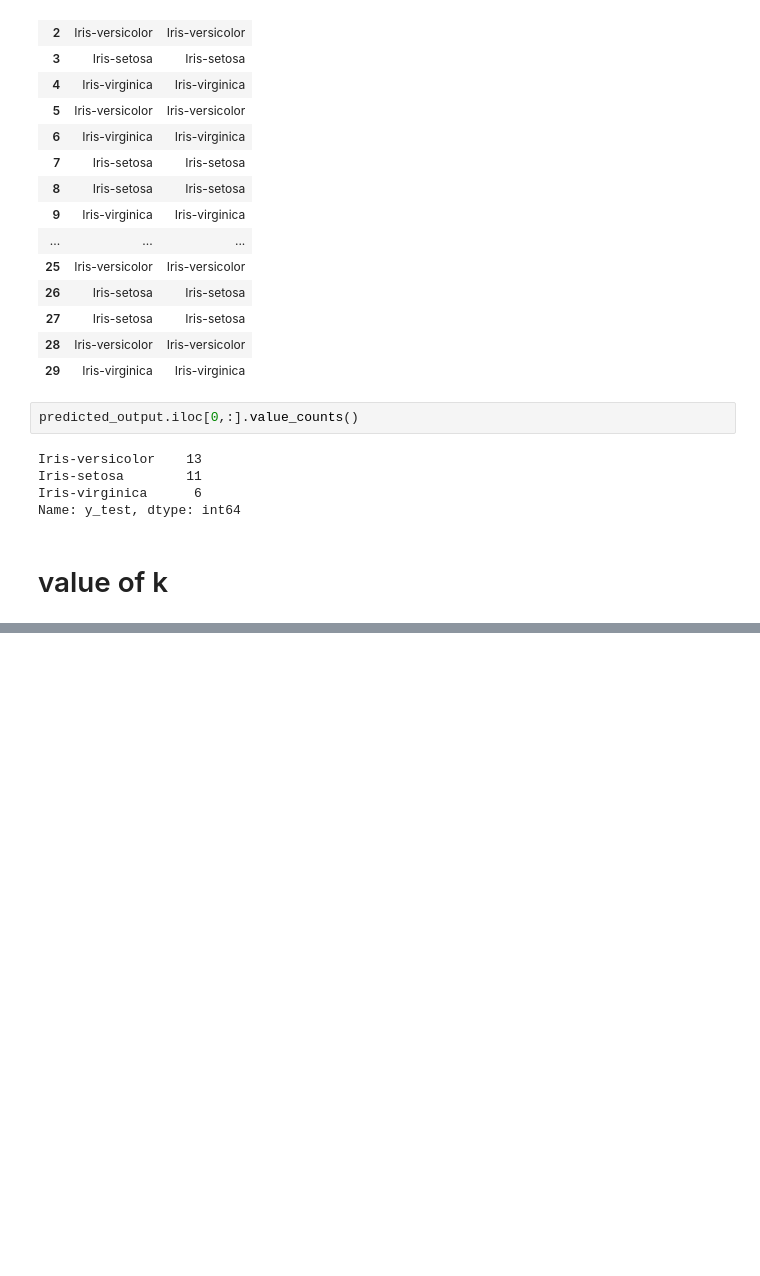
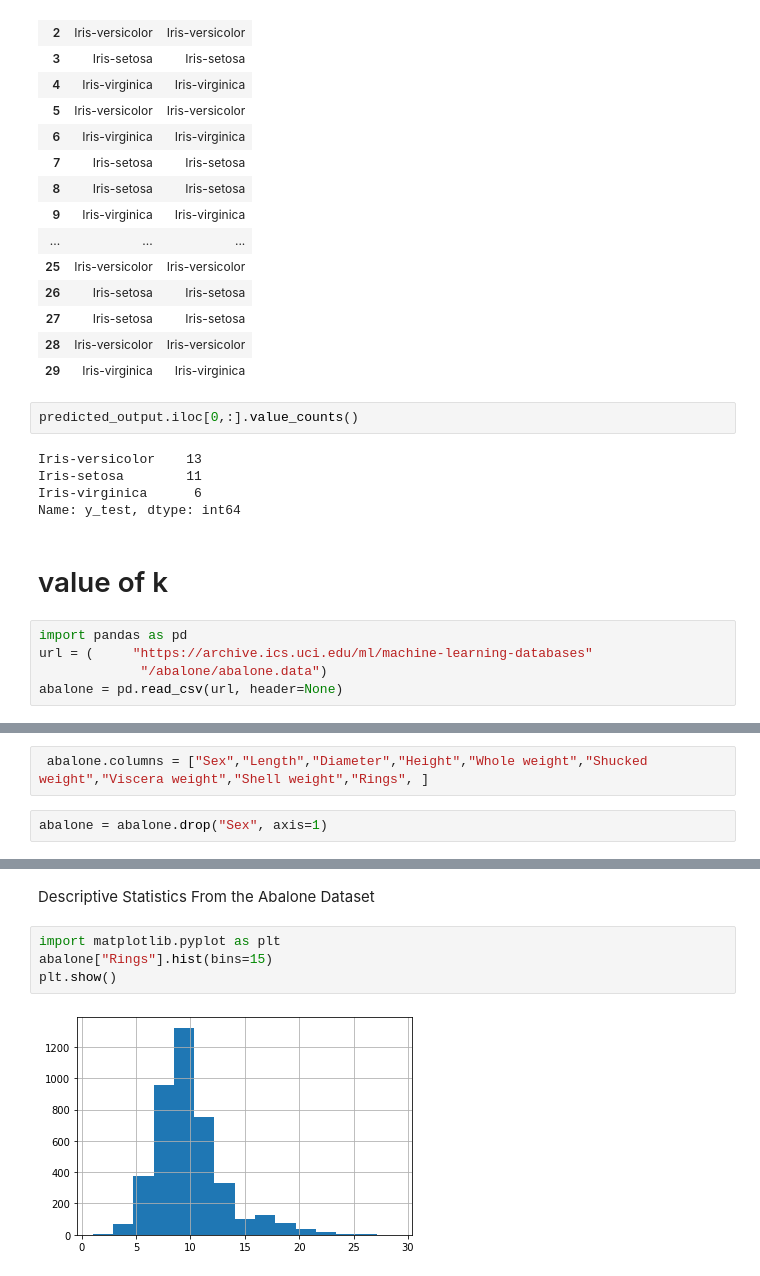
Before and after one commit to Raynould-Joseph/Machine-Learning-, a Jupyter notebook: KNN_algorithm.ipynb, the cells around one changed output, grey strips where cells are left out. Saved outputs shown, nothing was run; the diff lists cells and outputs as text; blank space fills up the shorter version.

```diff
--- a/KNN_algorithm.ipynb
+++ b/KNN_algorithm.ipynb
@@ -220,3 +223,8 @@ Iris-virginica      6
 Name: y_test, dtype: int64
 # %% [markdown]
 # value of k
+# %%
+import pandas as pd
+url = (     "https://archive.ics.uci.edu/ml/machine-learning-databases"
+             "/abalone/abalone.data")
+abalone = pd.read_csv(url, header=None)
@@ -222,0 +240,4 @@ Name: y_test, dtype: int64
+# %%
+ abalone.columns = ["Sex","Length","Diameter","Height","Whole weight","Shucked weight","Viscera weight","Shell weight","Rings", ]
+# %%
+abalone = abalone.drop("Sex", axis=1)
@@ -222,0 +253,8 @@ Name: y_test, dtype: int64
+# %% [markdown]
+Descriptive Statistics From the Abalone Dataset
+# %%
+import matplotlib.pyplot as plt
+abalone["Rings"].hist(bins=15)
+plt.show()
+# %% [output]
+[figure, added]
```
Also changed, not shown: parts of 27 cells of this notebook.
